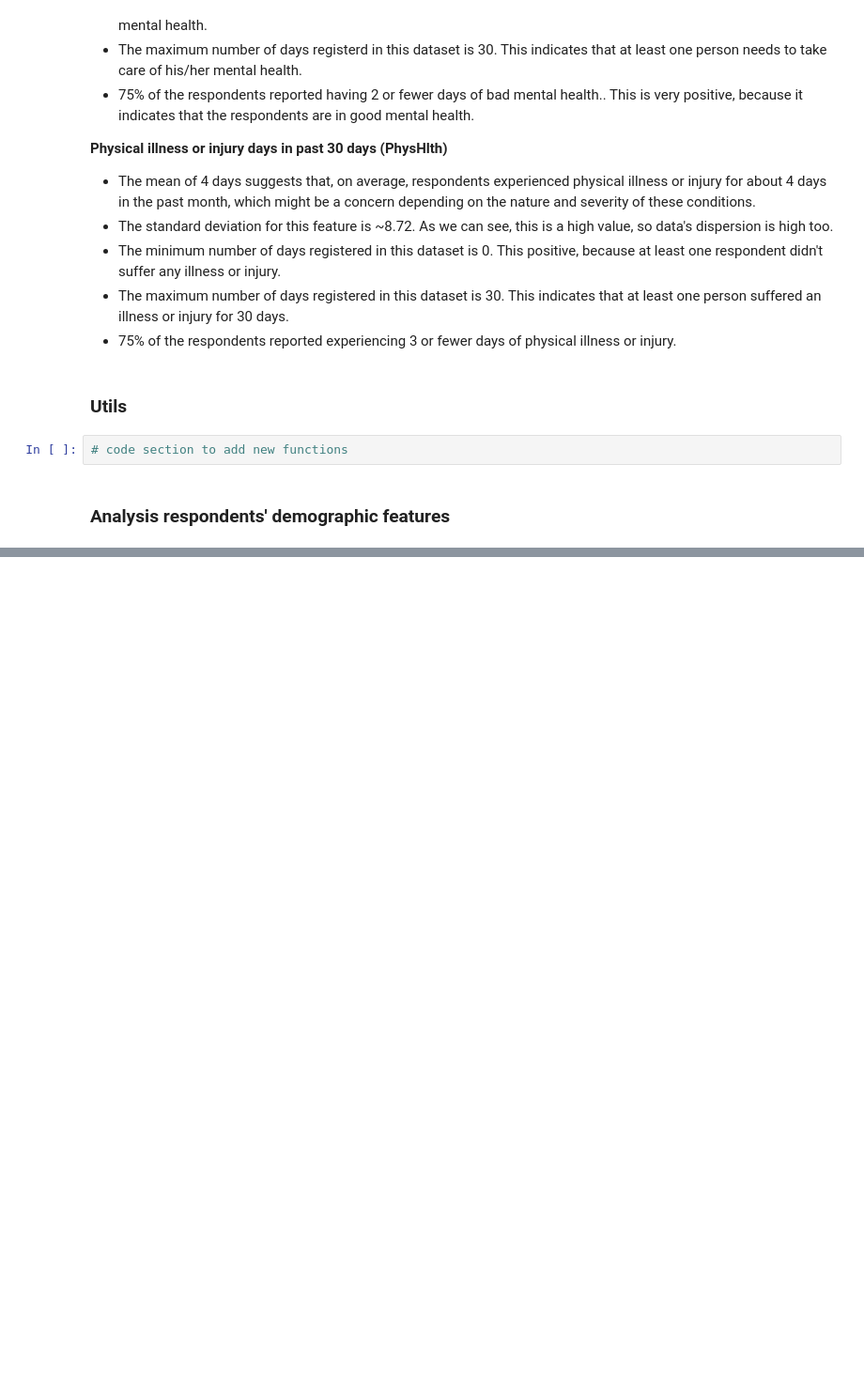
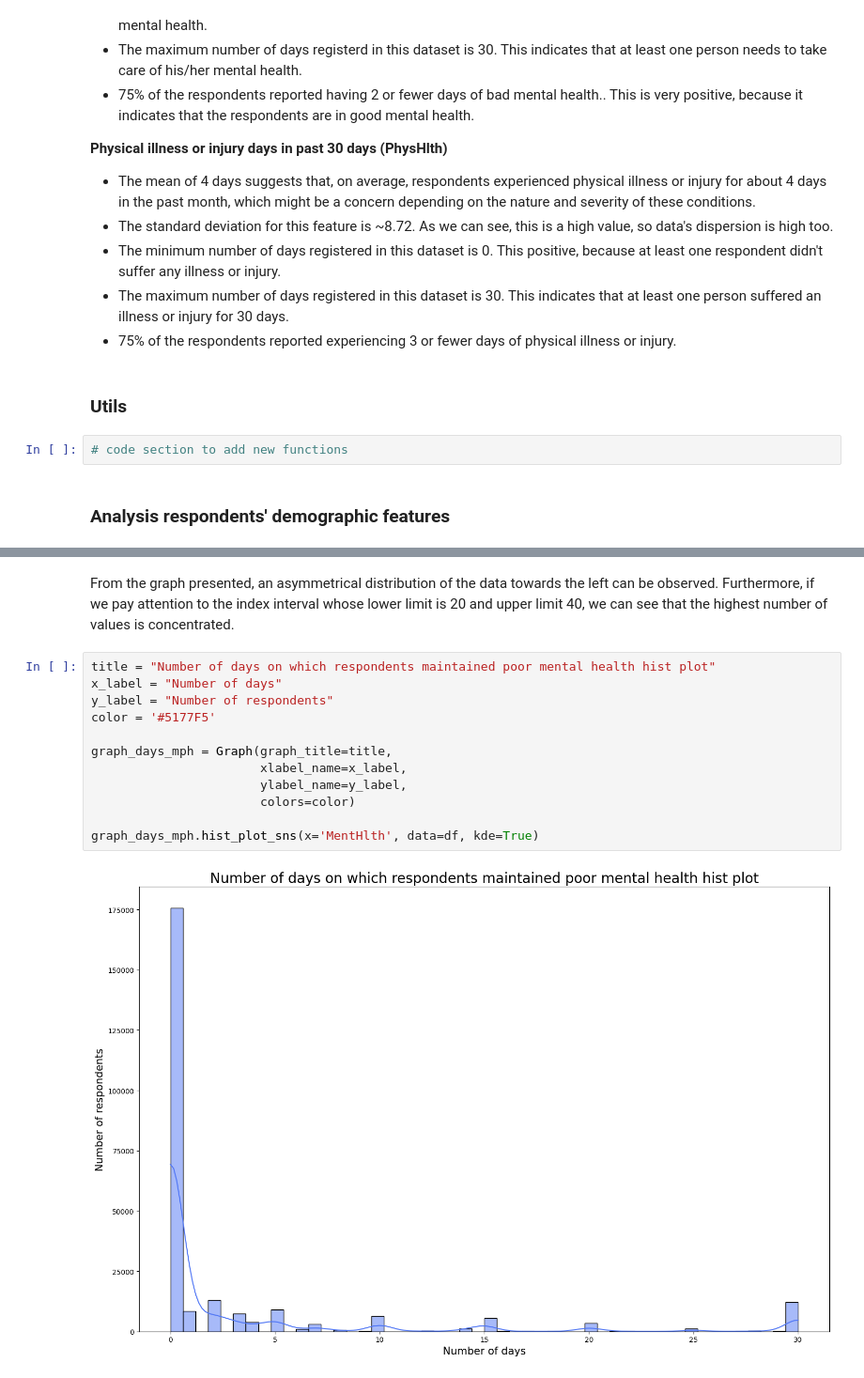
Before and after one commit to jeremias-mena/medpredictor-ML, a Jupyter notebook: medpredictor/notebooks/03-exploratory-data-analysis.ipynb, the cells around one changed output, grey strips where cells are left out. Shown: that part at 94% size. Drawn from its saved outputs; the diff is of its cells as text; blank space fills up the shorter version.

```diff
--- a/medpredictor/notebooks/03-exploratory-data-analysis.ipynb
+++ b/medpredictor/notebooks/03-exploratory-data-analysis.ipynb
@@ -79,0 +144,16 @@ From this numeric features we can get this insights:
+# %% [markdown]
+From the graph presented, an asymmetrical distribution of the data towards the left can be observed. Furthermore, if we pay attention to the index interval whose lower limit is 20 and upper limit 40, we can see that the highest number of values is concentrated.
+# %%
+title = "Number of days on which respondents maintained poor mental health hist plot"
+x_label = "Number of days"
+y_label = "Number of respondents"
+color = '#5177F5'
+
+graph_days_mph = Graph(graph_title=title,
+                       xlabel_name=x_label,
+                       ylabel_name=y_label,
+                       colors=color)
+
+graph_days_mph.hist_plot_sns(x='MentHlth', data=df, kde=True)
+# %% [output]
+[figure, added]
```
Also changed, not shown: parts of 13 cells of this notebook.
